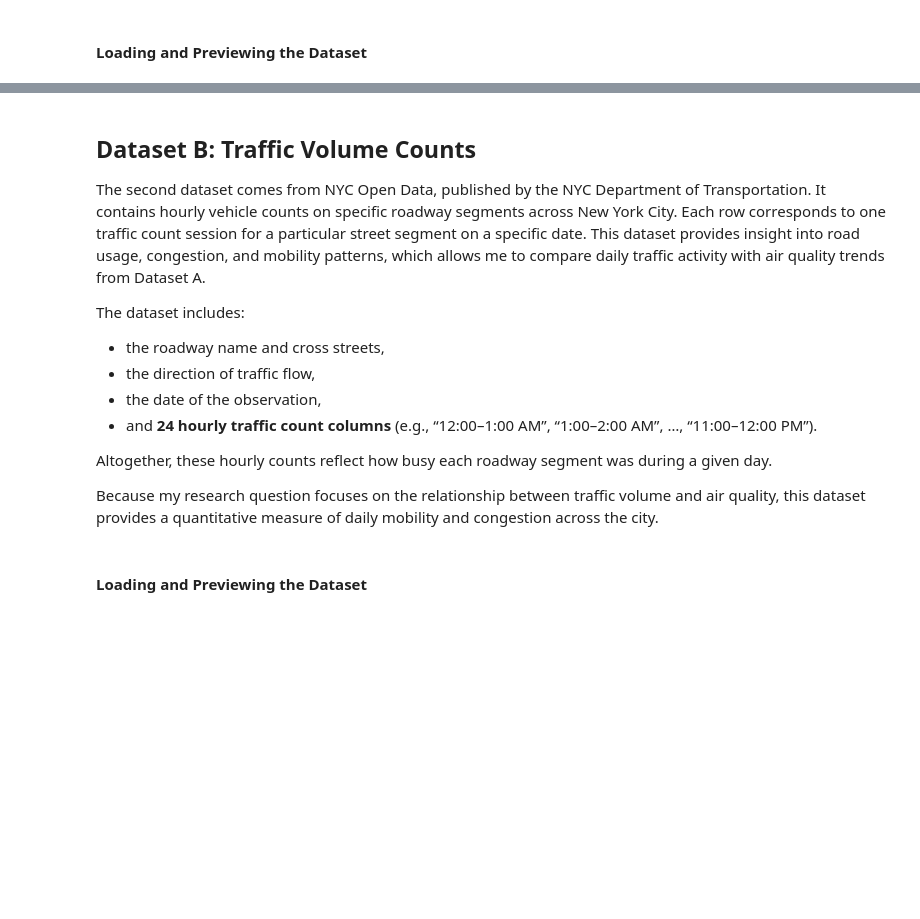
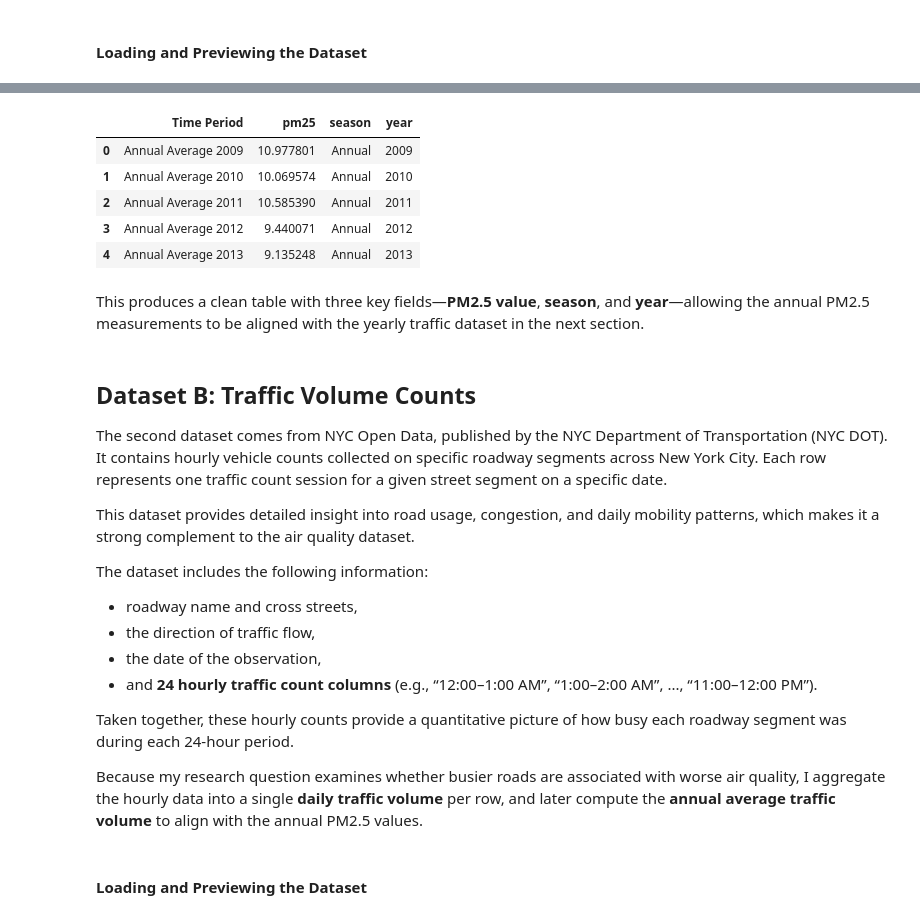
Before and after one commit to MingyueCheng917/MingyueCheng917.github.io, a Jupyter notebook: Project 2/project_2.ipynb, the cells around one changed output, grey strips where cells are left out. Saved outputs shown, nothing was run; the diff lists cells and outputs as text; code cells hidden in the pictures; blank space fills up the shorter version.

```diff
--- a/Project 2/project_2.ipynb
+++ b/Project 2/project_2.ipynb
@@ -100,17 +137,72 @@ This produces a clean dataset with two columns—month and pm25—which will all
+# %%
+import re
+
+# Make a copy to avoid modifying the raw dataset
+pm25 = pm25_season.copy()
+
+
+# Extract Season
+def get_season(tp):
+    if "Summer" in tp:
+        return "Summer"
+    elif "Winter" in tp:
+        return "Winter"
+    elif "Annual" in tp:
+        return "Annual"
+    else:
+        return None
+
+
+pm25["season"] = pm25["Time Period"].apply(get_season)
+
+
+# Extract Year
+def extract_year(tp):
+    # Annual Average 2009
+    if "Annual" in tp:
+        return int(tp.split()[-1])
+    # Summer 2010
+    if "Summer" in tp:
+        return int(tp.split()[-1])
+    # Winter 2008-09 → we pick the second year (= 2009)
+    if "Winter" in tp:
+        yr = tp.split()[-1]
+        start, end = yr.split("-")
+        # winter 2008-09 => take "09" and map to 2009
+        end_year = int("20" + end) if len(end) == 2 else int(end)
+        return end_year
+    return None
+
+
+pm25["year"] = pm25["Time Period"].apply(extract_year)
+
+pm25.head()
+# %% [output]
+|  | Time Period | pm25 | season | year |
+| 0 | Annual Average 2009 | 10.977801 | Annual | 2009 |
+| 1 | Annual Average 2010 | 10.069574 | Annual | 2010 |
+| 2 | Annual Average 2011 | 10.585390 | Annual | 2011 |
+| 3 | Annual Average 2012 | 9.440071 | Annual | 2012 |
+| 4 | Annual Average 2013 | 9.135248 | Annual | 2013 |
+# %% [markdown]
+This produces a clean table with three key fields—**PM2.5 value**, **season**, and **year**—allowing the annual PM2.5 measurements to be aligned with the yearly traffic dataset in the next section.
 # %% [markdown]
 ## Dataset B: Traffic Volume Counts
-The second dataset comes from NYC Open Data, published by the NYC Department of Transportation. It contains hourly vehicle counts on specific roadway segments across New York City. Each row corresponds to one traffic count session for a particular street segment on a specific date.
-This dataset provides insight into road usage, congestion, and mobility patterns, which allows me to compare daily traffic activity with air quality trends from Dataset A.
 
-The dataset includes:
-- the roadway name and cross streets,
+The second dataset comes from NYC Open Data, published by the NYC Department of Transportation (NYC DOT). It contains hourly vehicle counts collected on specific roadway segments across New York City. Each row represents one traffic count session for a given street segment on a specific date.
+
+This dataset provides detailed insight into road usage, congestion, and daily mobility patterns, which makes it a strong complement to the air quality dataset.
+
+The dataset includes the following information:
+
+- roadway name and cross streets,
 - the direction of traffic flow,
 - the date of the observation,
-- and **24 hourly traffic count columns** (e.g., “12:00–1:00 AM”, “1:00–2:00 AM”, …, “11:00–12:00 PM”).
+- and **24 hourly traffic count columns** (e.g., “12:00–1:00 AM”, “1:00–2:00 AM”, ..., “11:00–12:00 PM”).
 
-Altogether, these hourly counts reflect how busy each roadway segment was during a given day.
+Taken together, these hourly counts provide a quantitative picture of how busy each roadway segment was during each 24-hour period.
 
-Because my research question focuses on the relationship between traffic volume and air quality, this dataset provides a quantitative measure of daily mobility and congestion across the city.
+Because my research question examines whether busier roads are associated with worse air quality, I aggregate the hourly data into a single **daily traffic volume** per row, and later compute the **annual average traffic volume** to align with the annual PM2.5 values.
 # %% [markdown]
 #### Loading and Previewing the Dataset
 # %%
```
Also changed, not shown: parts of 39 cells of this notebook, 1 other file.
